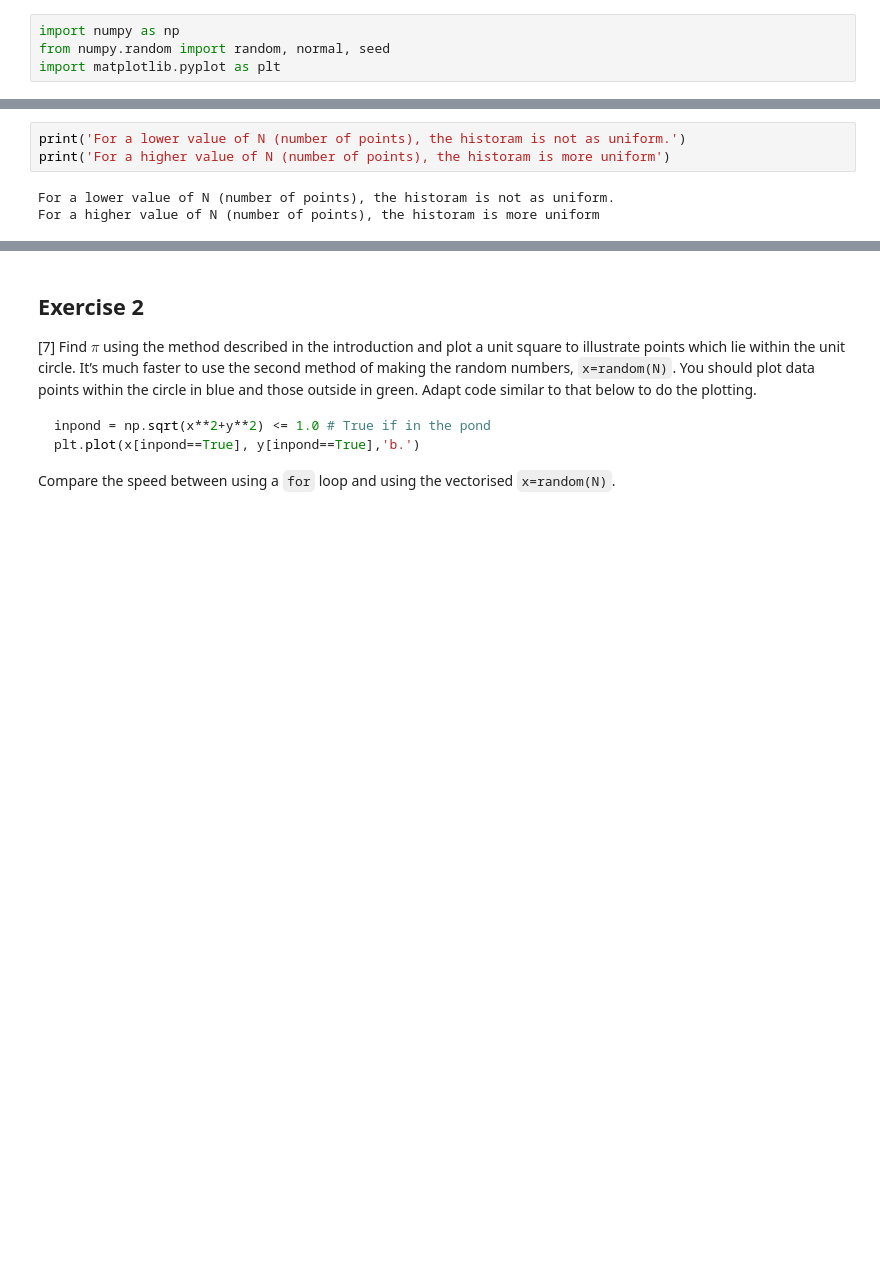
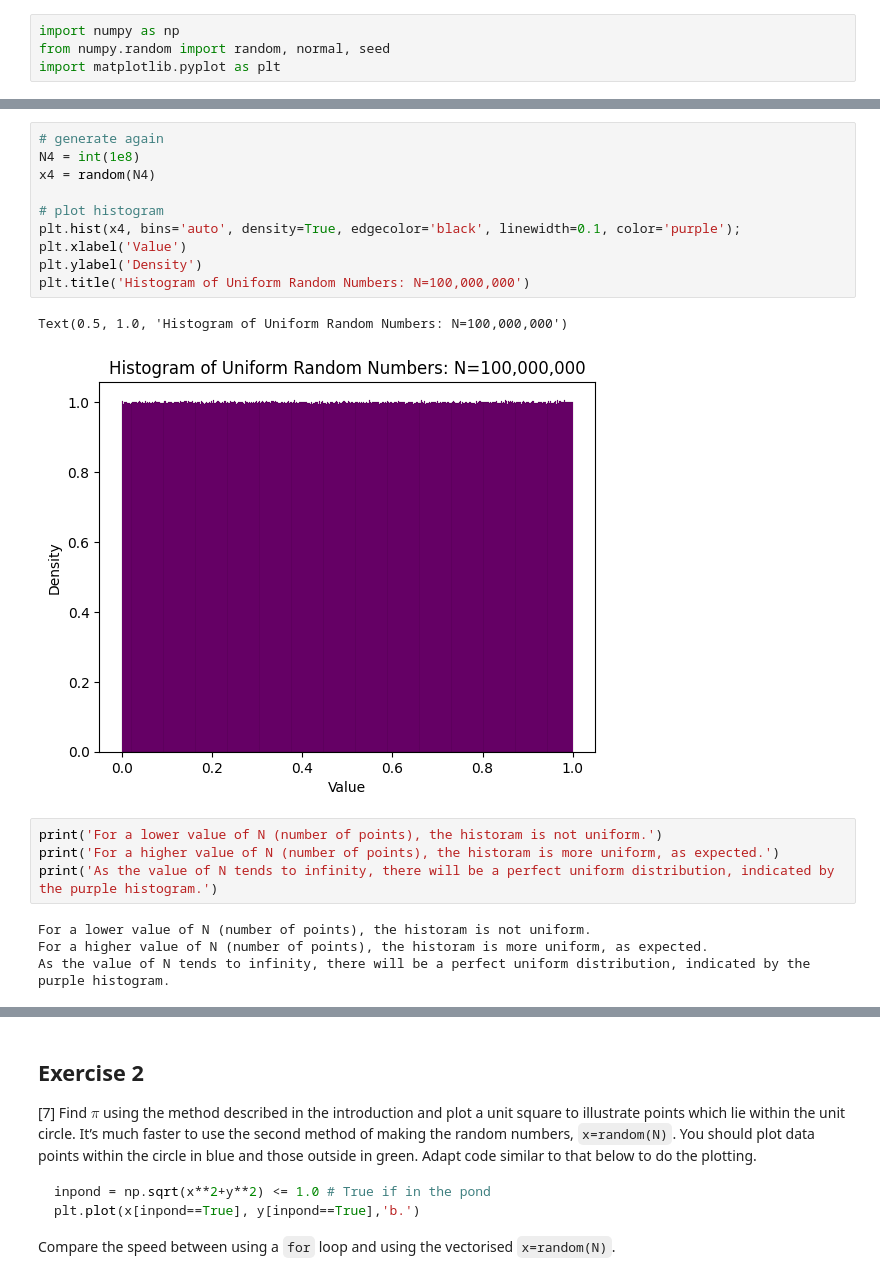
Before and after one commit to PX2145-2025/week-6-b-Morgan-Howard-Reuben, a Jupyter notebook: Monte_Carlo.ipynb, the cells around one changed output, grey strips where cells are left out. Saved outputs shown, nothing was run; the diff lists cells and outputs as text; blank space fills up the shorter version.

```diff
--- a/Monte_Carlo.ipynb
+++ b/Monte_Carlo.ipynb
@@ -213,6 +226,21 @@ Text(0.5, 1.0, 'Histogram of Uniform Random Numbers: N=1,000,000')
+# %%
+# generate again
+N4 = int(1e8)
+x4 = random(N4)
+
+# plot histogram
+plt.hist(x4, bins='auto', density=True, edgecolor='black', linewidth=0.1, color='purple');
+plt.xlabel('Value')
+plt.ylabel('Density')
+plt.title('Histogram of Uniform Random Numbers: N=100,000,000')
+# %% [output]
+Text(0.5, 1.0, 'Histogram of Uniform Random Numbers: N=100,000,000')
+[figure, added]
 # %%
-print('For a lower value of N (number of points), the historam is not as uniform.')
-print('For a higher value of N (number of points), the historam is more uniform')
+print('For a lower value of N (number of points), the historam is not uniform.')
+print('For a higher value of N (number of points), the historam is more uniform, as expected.')
+print('As the value of N tends to infinity, there will be a perfect uniform distribution, indicated by the purple histogram.')
 # %% [output]
-For a lower value of N (number of points), the historam is not as uniform.
-For a higher value of N (number of points), the historam is more uniform
+For a lower value of N (number of points), the historam is not uniform.
+For a higher value of N (number of points), the historam is more uniform, as expected.
+As the value of N tends to infinity, there will be a perfect uniform distribution, indicated by the purple histogram.
```
Also changed, not shown: parts of 8 cells of this notebook.
